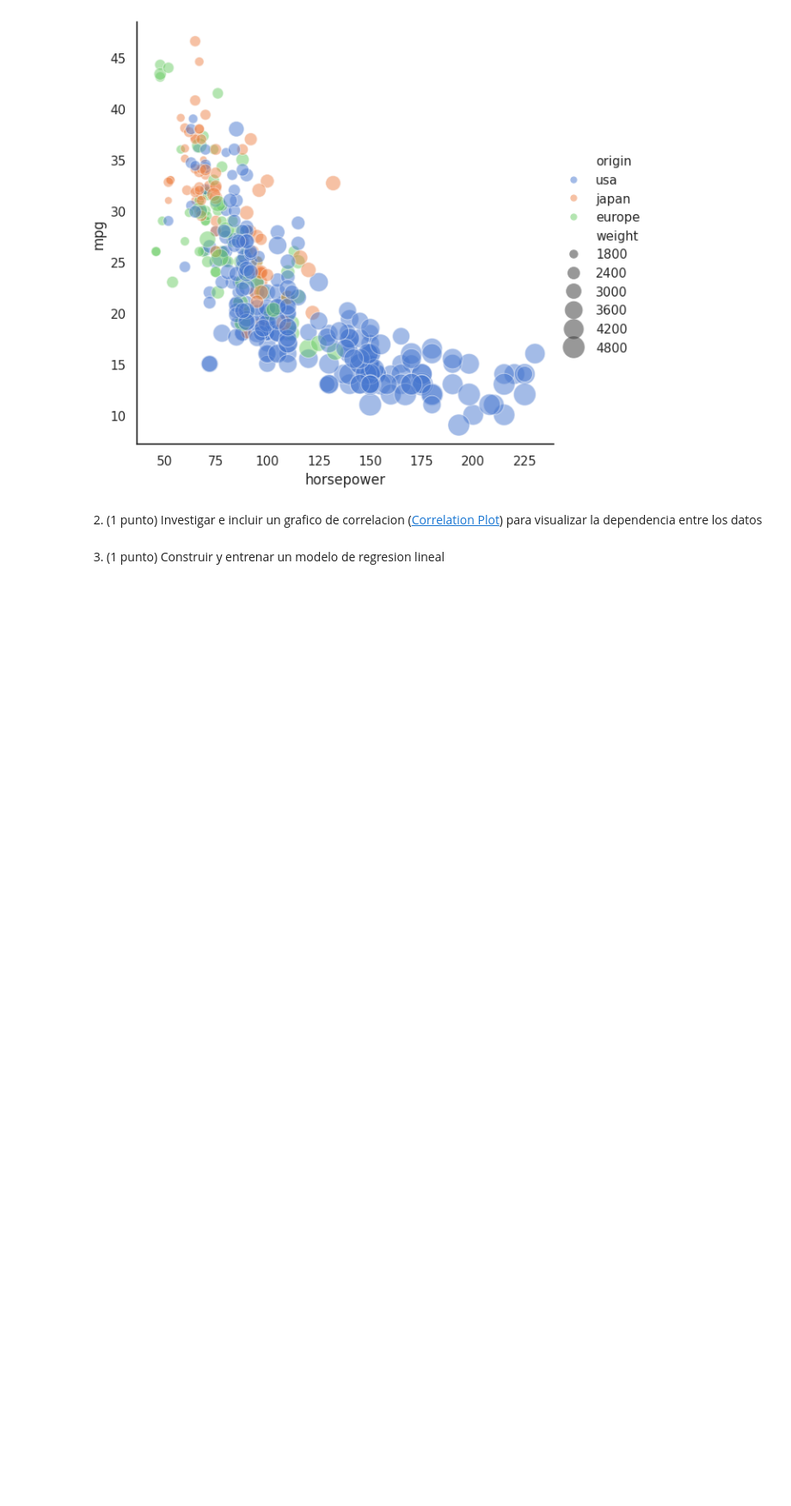
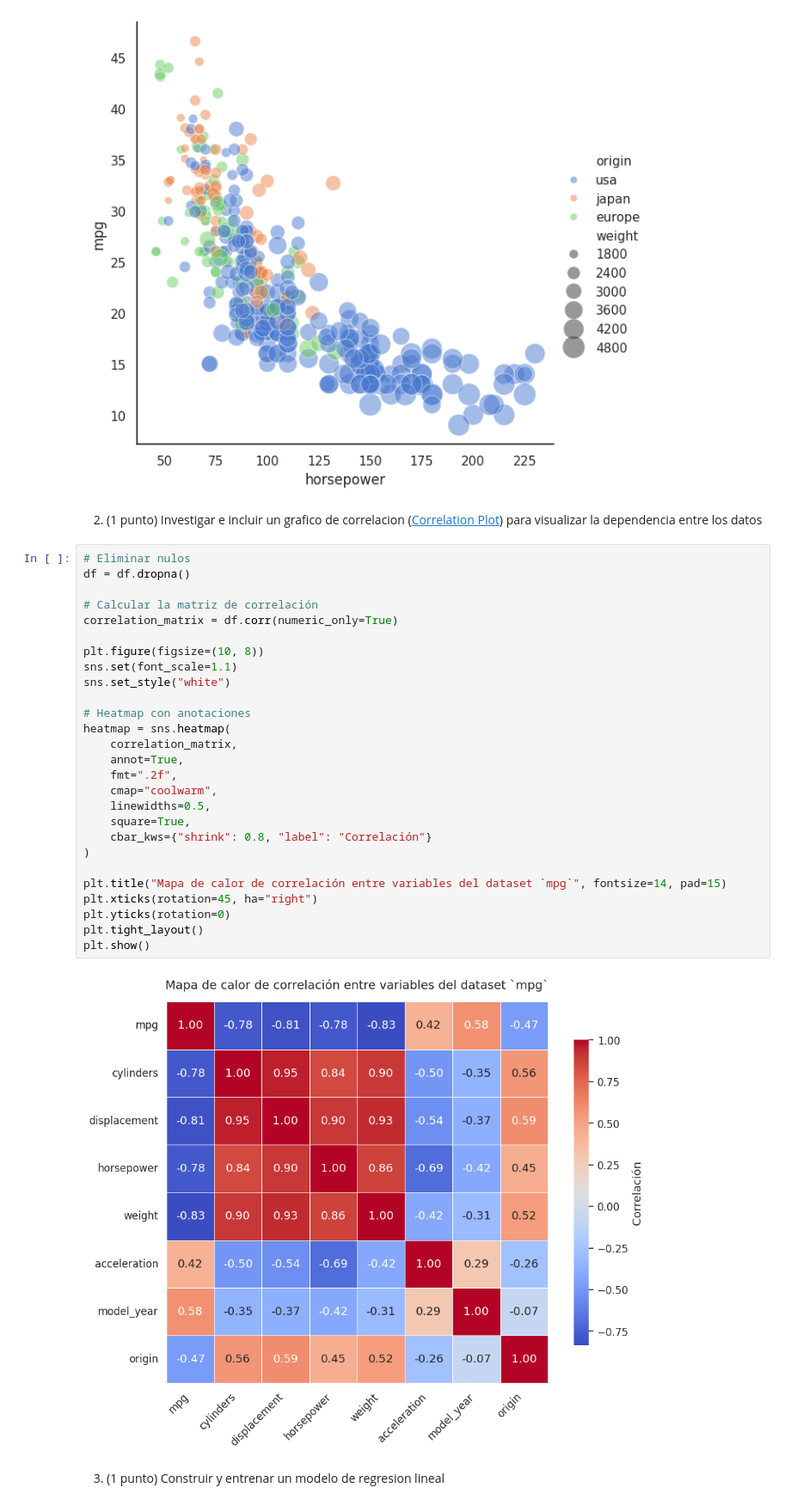
Before and after one commit to Furank1/Estimaci-n-del-rendimiento-de-autom-viles, a Jupyter notebook: S07-Linear-Models/Tarea_regresion_lineal.ipynb, the cells around one changed output. Shown: that part at 86% size. Saved outputs shown, nothing was run; the diff lists cells and outputs as text; blank space fills up the shorter version.

```diff
--- a/S07-Linear-Models/Tarea_regresion_lineal.ipynb
+++ b/S07-Linear-Models/Tarea_regresion_lineal.ipynb
@@ -25,5 +28,34 @@ sns.relplot(x="horsepower", y="mpg", hue="origin", size="weight",
 [figure]
 # %% [markdown]
 2) (1 punto) Investigar e incluir un grafico de correlacion ([Correlation Plot](https://seaborn.pydata.org/examples/many_pairwise_correlations.html)) para visualizar la dependencia entre los datos
+# %%
+# Eliminar nulos
+df = df.dropna()
+
+# Calcular la matriz de correlación
+correlation_matrix = df.corr(numeric_only=True)
+
+plt.figure(figsize=(10, 8))
+sns.set(font_scale=1.1)
+sns.set_style("white")
+
+# Heatmap con anotaciones
+heatmap = sns.heatmap(
+    correlation_matrix,
+    annot=True,
+    fmt=".2f",
+    cmap="coolwarm",
+    linewidths=0.5,
+    square=True,
+    cbar_kws={"shrink": 0.8, "label": "Correlación"}
+)
+
+plt.title("Mapa de calor de correlación entre variables del dataset `mpg`", fontsize=14, pad=15)
+plt.xticks(rotation=45, ha="right")
+plt.yticks(rotation=0)
+plt.tight_layout()
+plt.show()
+# %% [output]
+[figure, added]
 # %% [markdown]
 3) (1 punto) Construir y entrenar un modelo de regresion lineal
```
Also changed, not shown: parts of 4 cells of this notebook.
